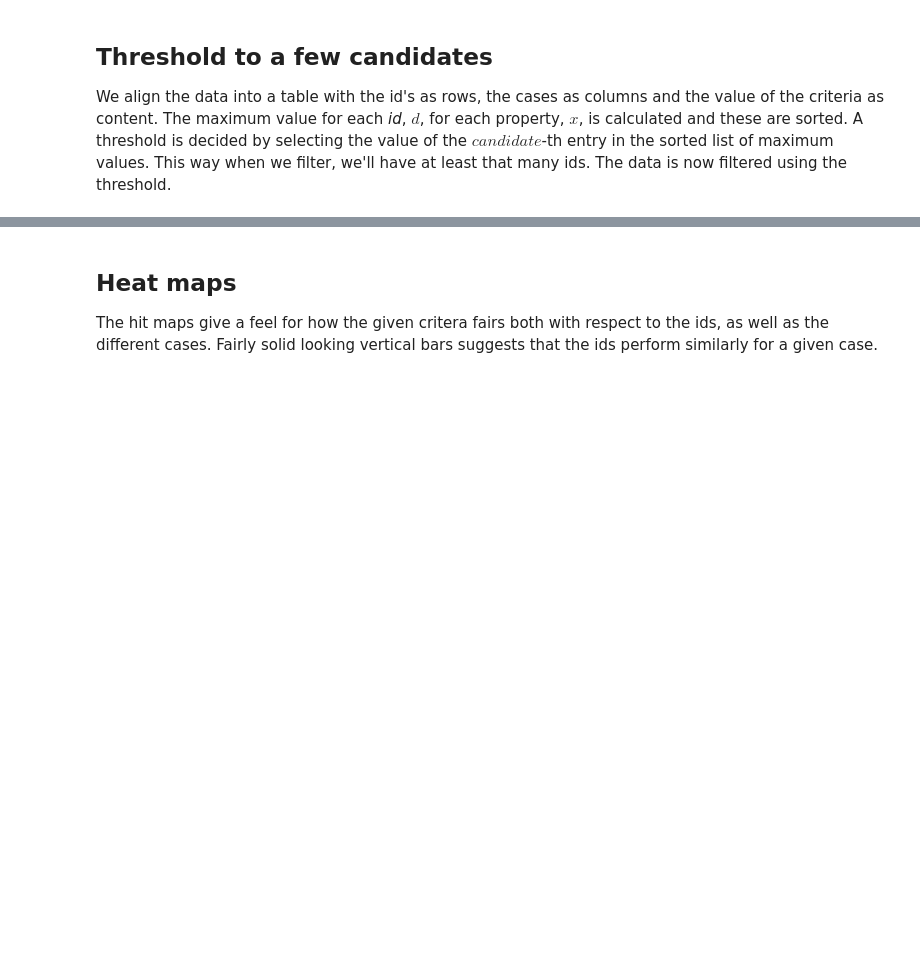
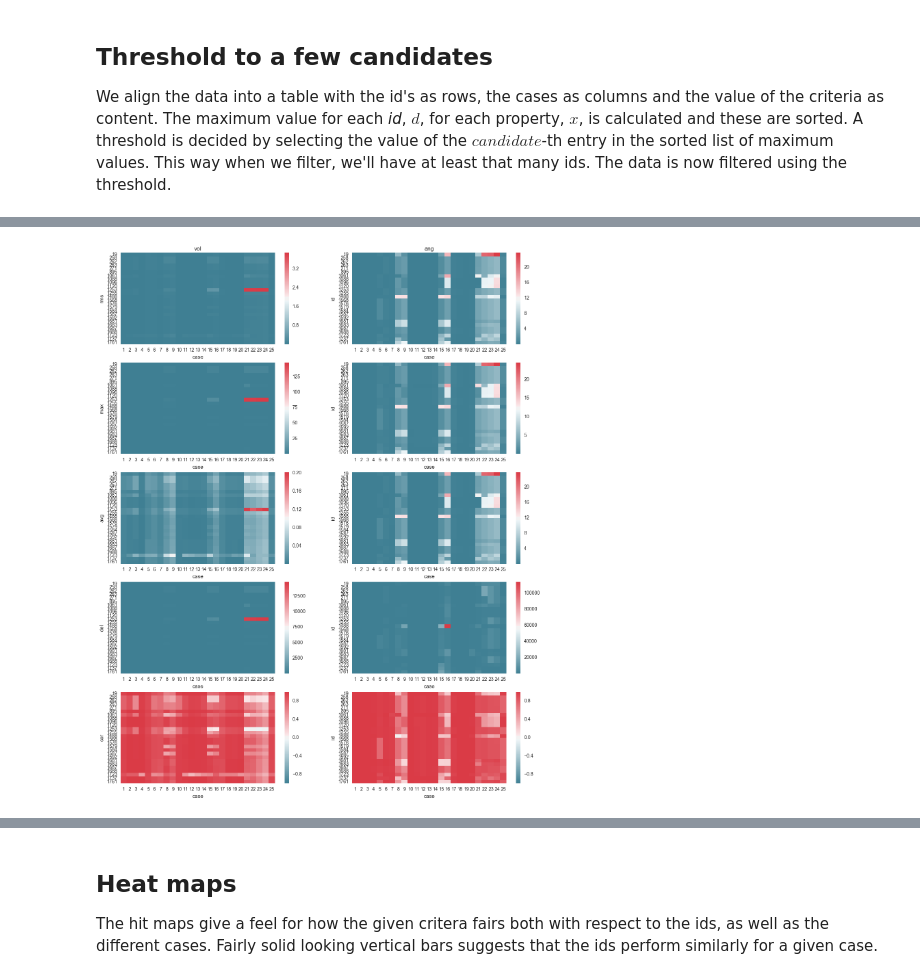
Before and after one commit to eranschweitzer/LPF, a Jupyter notebook: notebooks/IDtesting.ipynb, the cells around one changed output, grey strips where cells are left out. Drawn from its saved outputs; the diff is of its cells as text; code cells hidden in the pictures; blank space fills up the shorter version.

```diff
--- a/notebooks/IDtesting.ipynb
+++ b/notebooks/IDtesting.ipynb
@@ -27,17 +28,3 @@ The maximum value for each *id*, $d$, for each property, $x$, is calculated and
 A threshold is decided by selecting the value of the $candidate$-th entry in the sorted list of maximum values.
 This way when we filter, we'll have at least that many ids.
 The data is now filtered using the threshold.
-# %%
-dfv2  = dfv.pivot(index='id', columns='case', values='value')
-dfa2  = dfa.pivot(index='id', columns='case', values='value')
-# sns.set(style="white")
-# cmap = sns.diverging_palette(220, 10, as_cmap=True)
-# sns.heatmap(df2,cmap=cmap,vmax=1,yticklabels=100)
-# plt.show()
-threshold = {}
-threshold['v'] = np.sort( dfv2.max(axis=1))[candidates-1]
-threshold['a'] = np.sort( dfa2.max(axis=1))[candidates-1]
-dfv3 = dfv.loc[dfv['value'] <= threshold['v'], :].pivot(index='id', columns='case', values='value')
-dfv3 = dfv3.loc[dfv3.notnull().all(axis=1),:]
-dfa3 = dfa.loc[dfa['value'] <= threshold['a'], :].pivot(index='id', columns='case', values='value')
-dfa3 = dfa3.loc[dfa3.notnull().all(axis=1),:]
@@ -43,0 +127,12 @@ dfa3 = dfa3.loc[dfa3.notnull().all(axis=1),:]
+# %%
+fig, ax = plt.subplots(5, 2, figsize=(16,20))
+for i, crit in enumerate(['rms', 'max', 'avg', 'del', 'cor']):
+    for j, k in enumerate(['vol', 'ang']):
+        sns.heatmap(df_full[crit][k], cmap=cmap, ax=ax[i,j])
+        if i == 0:
+            ax[i,j].set_title(k)
+        if j == 0:
+            ax[i,j].set_ylabel(crit)
+plt.show()
+# %% [output]
+[figure, added]
```
Also changed, not shown: parts of 12 cells of this notebook, 7 other files.
